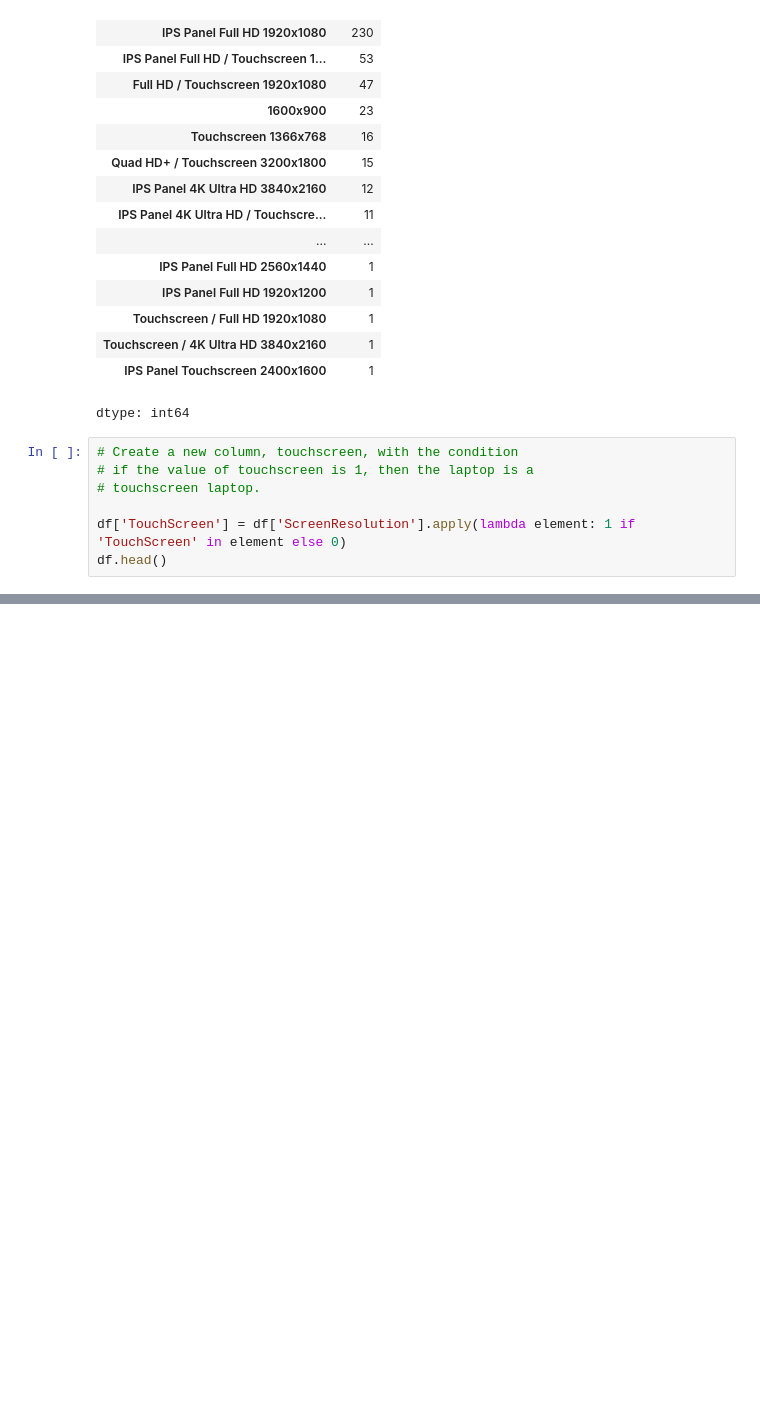
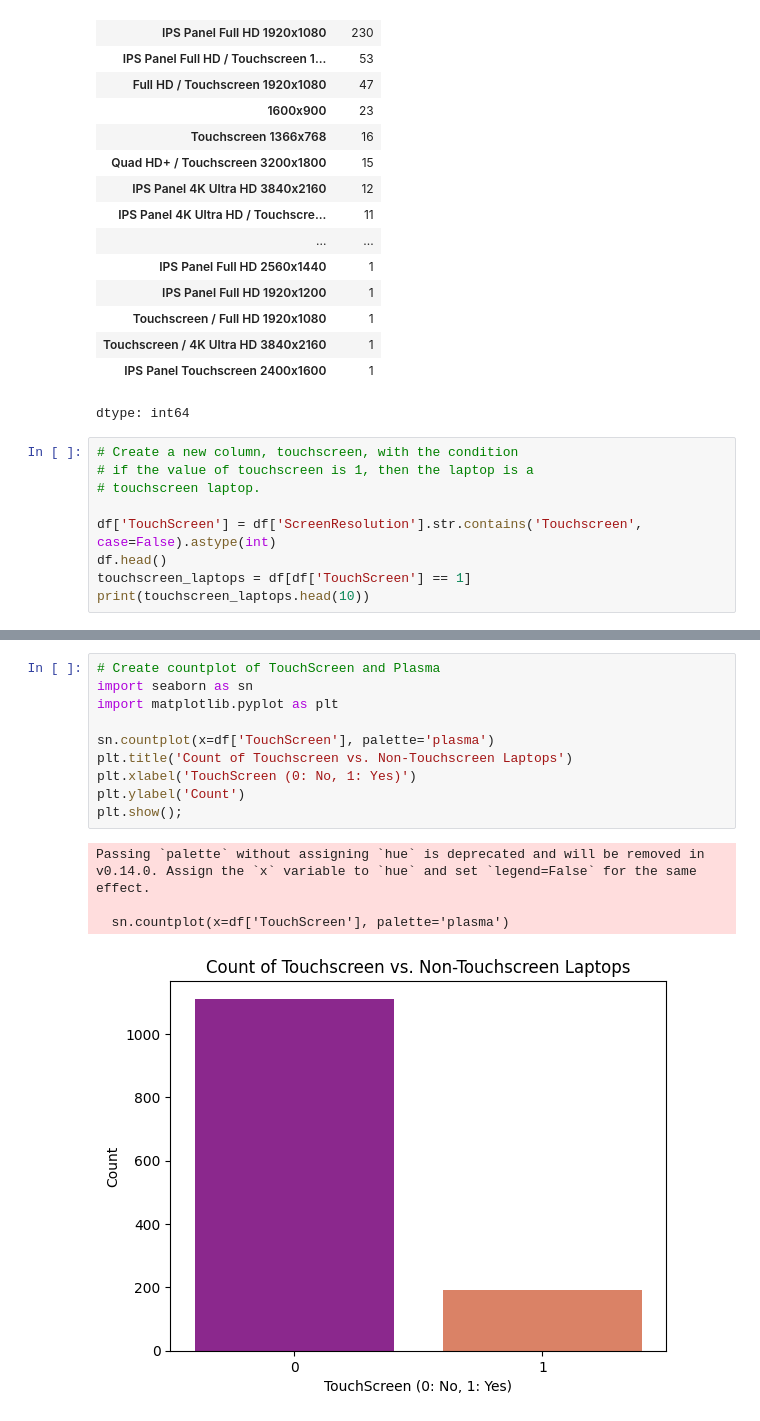
Before and after one commit to AAdewunmi/Laptop_Prices_Prediction_Project, a Jupyter notebook: Laptop_Price_Predictor.ipynb, the cells around one changed output, grey strips where cells are left out. Saved outputs shown, nothing was run; the diff lists cells and outputs as text; blank space fills up the shorter version.

Commit message:
Create countplot of TouchScreen and Plasma

```diff
--- a/Laptop_Price_Predictor.ipynb
+++ b/Laptop_Price_Predictor.ipynb
@@ -369,6 +369,8 @@ dtype: int64
 # if the value of touchscreen is 1, then the laptop is a
 # touchscreen laptop.
 
-df['TouchScreen'] = df['ScreenResolution'].apply(lambda element: 1 if 'TouchScreen' in element else 0)
+df['TouchScreen'] = df['ScreenResolution'].str.contains('Touchscreen', case=False).astype(int)
 df.head()
+touchscreen_laptops = df[df['TouchScreen'] == 1]
+print(touchscreen_laptops.head(10))
 # %% [output]
@@ -390,0 +414,15 @@ df.sample(5)
+# %%
+# Create countplot of TouchScreen and Plasma
+import seaborn as sn
+import matplotlib.pyplot as plt
+
+sn.countplot(x=df['TouchScreen'], palette='plasma')
+plt.title('Count of Touchscreen vs. Non-Touchscreen Laptops')
+plt.xlabel('TouchScreen (0: No, 1: Yes)')
+plt.ylabel('Count')
+plt.show();
+# %% [output]
+Passing `palette` without assigning `hue` is deprecated and will be removed in v0.14.0. Assign the `x` variable to `hue` and set `legend=False` for the same effect.
+
+  sn.countplot(x=df['TouchScreen'], palette='plasma')
+[figure, added]
```
Also changed, not shown: parts of 5 cells of this notebook.
